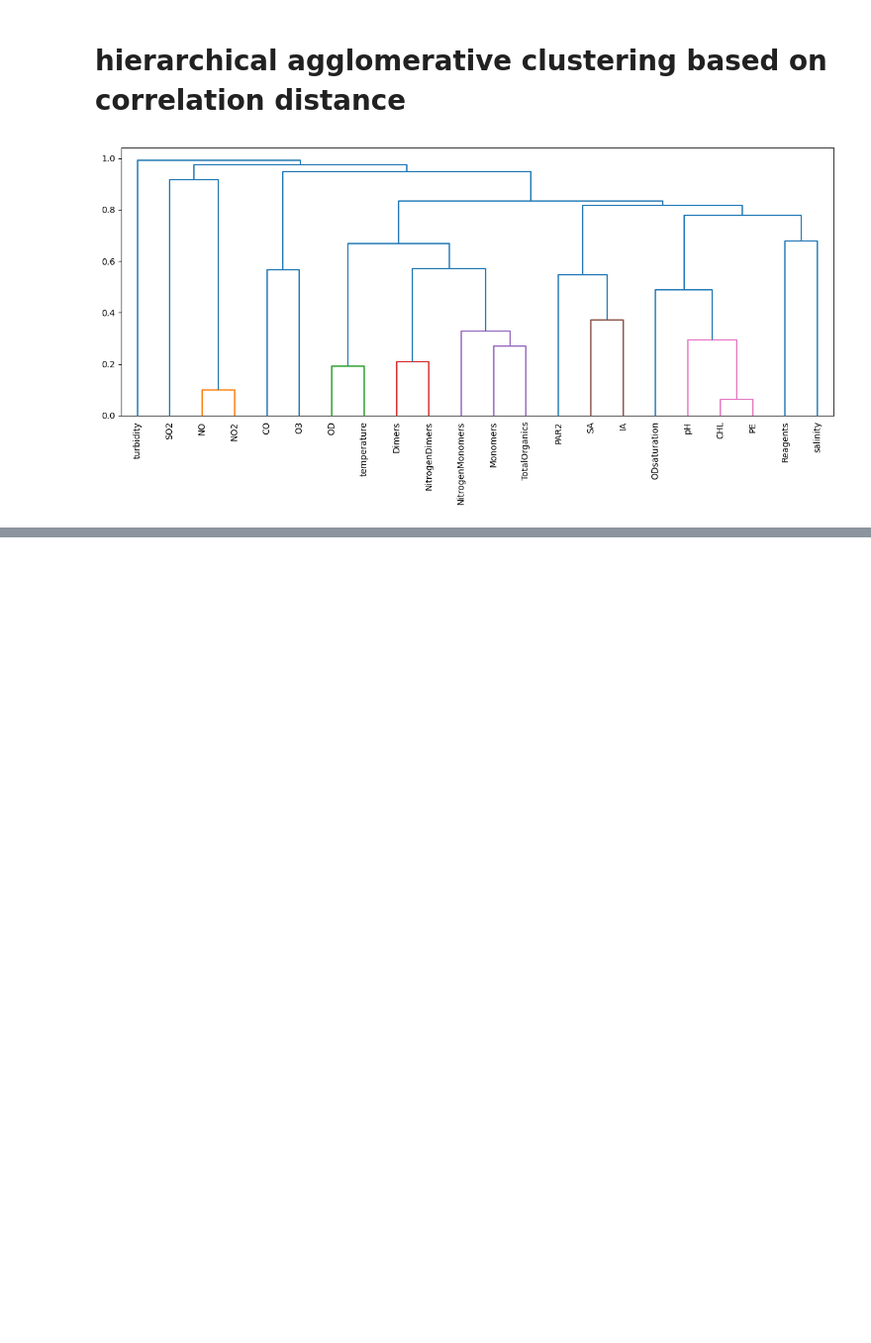
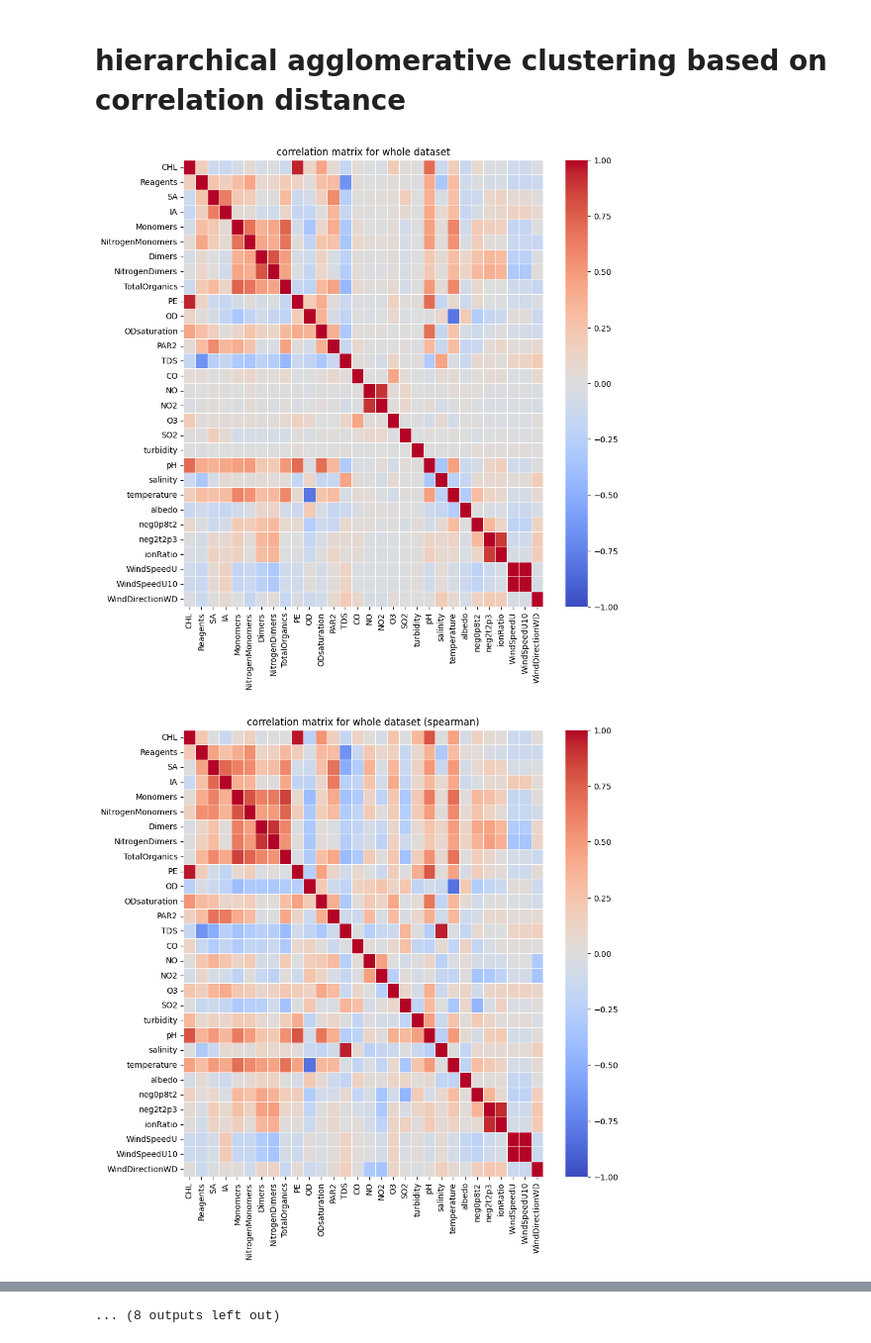
Before and after one commit to drohal3/ATMDP-003_marine, a Jupyter notebook: notebooks/correlation.ipynb, the cells around one changed output, grey strips where cells are left out. Shown at 99% size. Saved outputs shown, nothing was run; the diff lists cells and outputs as text; code cells hidden in the pictures; blank space fills up the shorter version.

Commit message:
heatmaps

```diff
--- a/notebooks/correlation.ipynb
+++ b/notebooks/correlation.ipynb
@@ -60,9 +70,10 @@ from scipy.cluster.hierarchy import linkage, fcluster
 from scipy.cluster.hierarchy import dendrogram
 from scipy.spatial.distance import pdist, squareform
 
-def cluster(df_x):
-    corr = df_x.corr().abs()
+def cluster(df_x, method="pearson"):
+    corr = df_x.corr(method=method).abs()
     distance = 1 - corr
+    distance = distance.fillna(1.0)
     condensed_distance = squareform(distance.values)
 
     Z = linkage(condensed_distance, method='average')
@@ -73,12 +84,63 @@ def cluster(df_x):
 
     return clusters, corr, Z
 
-clusters_den, corr_den, Z_den = cluster(df)
-
-
-plt.figure(figsize=(12, 6))
-dendrogram(Z_den, labels=df.columns, leaf_rotation=90, color_threshold=0.4)
-plt.tight_layout()
-plt.show()
+def plot_dentogram(df_dent, title, method="pearson"):
+    clusters_den, corr_den, Z_den = cluster(df_dent)
+    plt.figure(figsize=(12, 6))
+    dendrogram(Z_den, labels=df_dent.columns, leaf_rotation=90, color_threshold=0.4)
+    plt.tight_layout()
+    plt.title(title)
+    plt.show()
-# %% [output]
-[figure, removed]
+# %%
+
+KEY_WINTER = "winter"
+KEY_SPRING = "spring"
+KEY_SUMMER = "summer"
+KEY_AUTUMN = "autumn"
+
+SEASONS = [KEY_WINTER, KEY_SPRING, KEY_SUMMER, KEY_AUTUMN]
+
+MONTH_SEASON_MAP = {
+    1: SEASONS[0],
+    2: SEASONS[0],
+    3: SEASONS[1],
+    4: SEASONS[1],
+    5: SEASONS[1],
+    6: SEASONS[2],
+    7: SEASONS[2],
+    8: SEASONS[2],
+    9: SEASONS[3],
+    10: SEASONS[3],
+    11: SEASONS[3],
+    12: SEASONS[0]
+}
+df_seasoned = df.copy()
+df_seasoned["season"] = df_seasoned.index.month.map(MONTH_SEASON_MAP)
+
+
+dfs_s = []
+for season in SEASONS:
+    df_s = df_seasoned[df_seasoned["season"] == season]
+    dfs_s.append(df_s)
+
+METHOD_SPEARMAN="spearman"
+
+plot_corr_matrix(df, "correlation matrix for whole dataset")
+plot_corr_matrix(df, f"correlation matrix for whole dataset ({METHOD_SPEARMAN})", method=METHOD_SPEARMAN)
+
+plot_dentogram(df, "correlation distance cluster dentogram for whole dataset")
+plot_dentogram(df, f"correlation distance cluster dentogram for whole dataset ({METHOD_SPEARMAN})", method=METHOD_SPEARMAN)
+
+for df_season in dfs_s:
+    s = df_season["season"].iloc[0]
+    df_s_c = df_season.drop(["season"], axis=1)
+    plot_corr_matrix(df_s_c, f"correlation matrix heatmap for {s}")
+    plot_corr_matrix(df_s_c, f"correlation matrix heatmap for {s} ({METHOD_SPEARMAN})", method=METHOD_SPEARMAN)
+
+    plot_dentogram(df_s_c, f"correlation distance cluster dentogram for {s}")
+    plot_dentogram(df_s_c, f"correlation distance cluster dentogram for {s} ({METHOD_SPEARMAN})", method=METHOD_SPEARMAN)
+
+    # plot_dentogram(df_season.drop(["season"], axis=1), f"dentogram for {df_season["season"].iloc[0]}")
+# %% [output]
+[figure, added]
+[figure, added]
@@ -84,0 +157 @@ plt.show()
+... (8 outputs left out)
```
Also changed, not shown: parts of 2 cells of this notebook.
